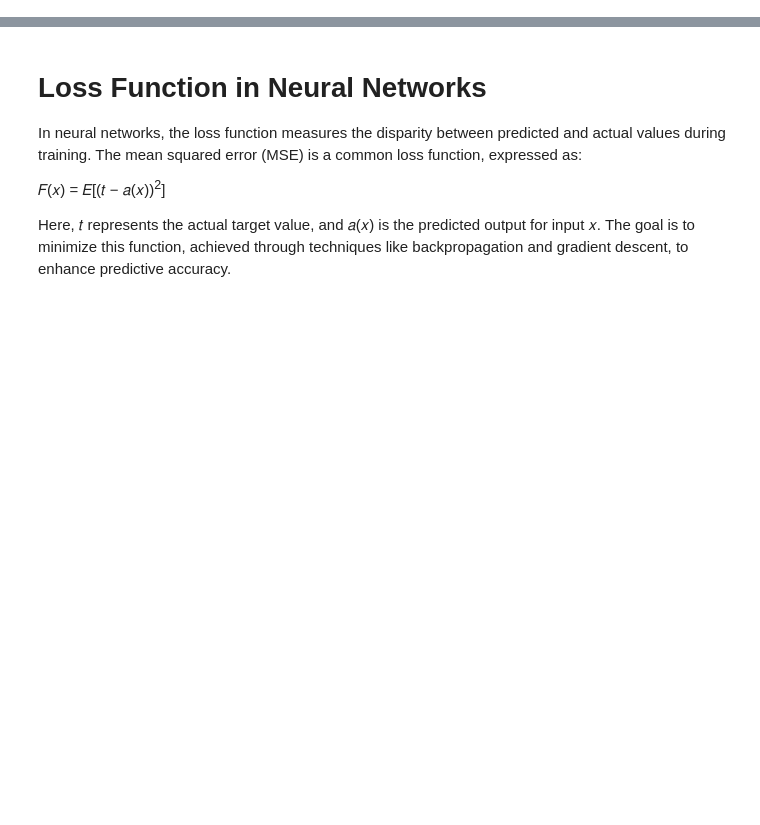
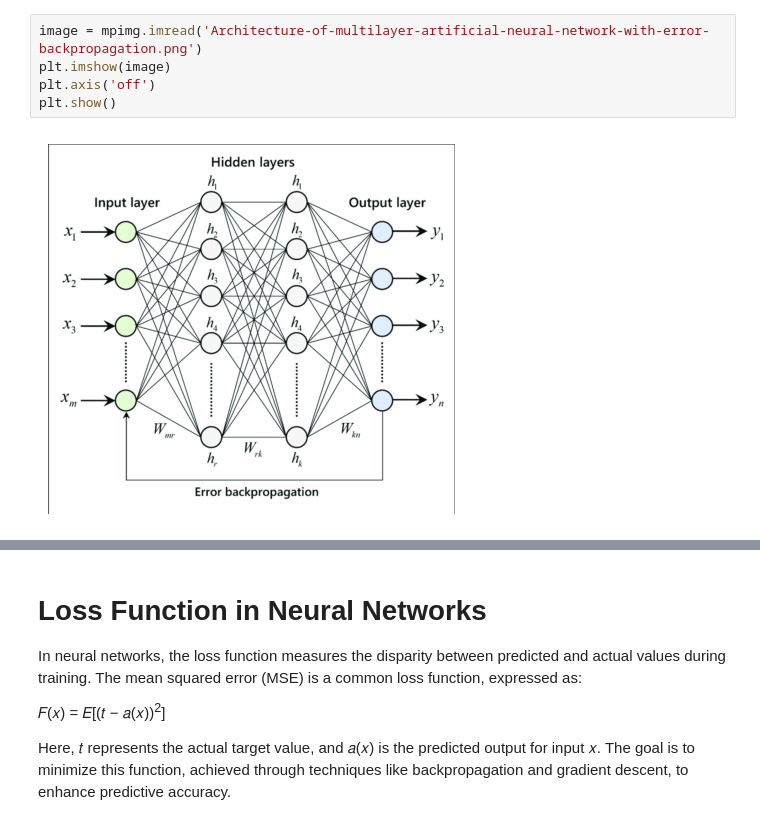
Before and after one commit to javidismayil/Multilayer-Neural-Networks-from-starch, a Jupyter notebook: strach_mlp_git.ipynb, the cells around one changed output, grey strips where cells are left out. Drawn from its saved outputs; the diff is of its cells as text; blank space fills up the shorter version.

```diff
--- a/strach_mlp_git.ipynb
+++ b/strach_mlp_git.ipynb
@@ -51,0 +29,7 @@
+# %%
+image = mpimg.imread('Architecture-of-multilayer-artificial-neural-network-with-error-backpropagation.png')
+plt.imshow(image)
+plt.axis('off')
+plt.show()
+# %% [output]
+[figure, added]
```
Also changed, not shown: parts of 11 cells of this notebook.
